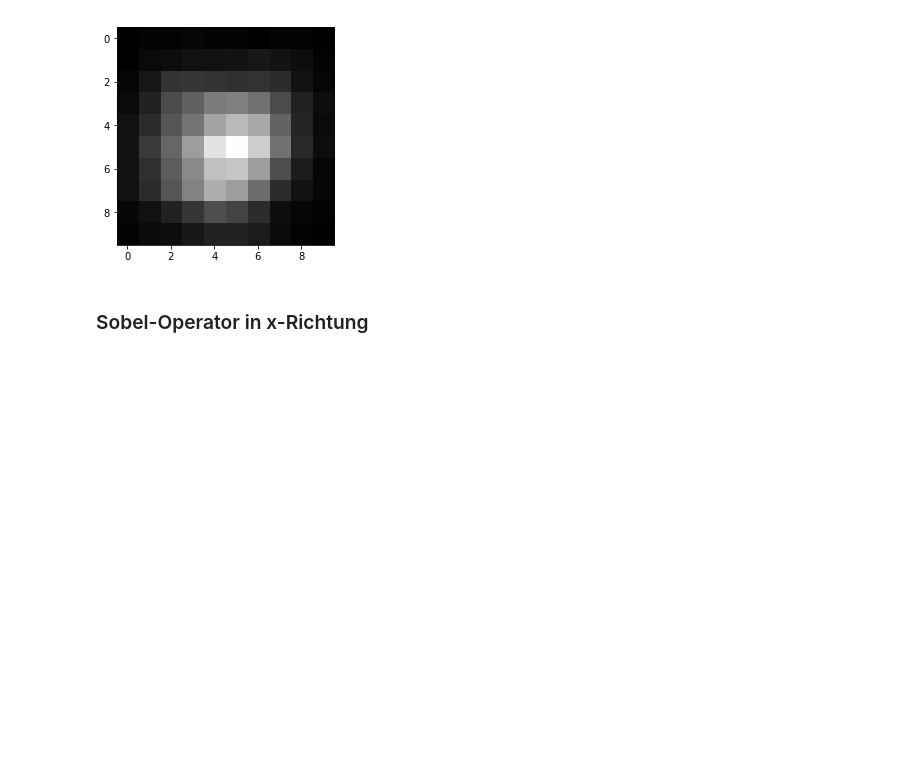
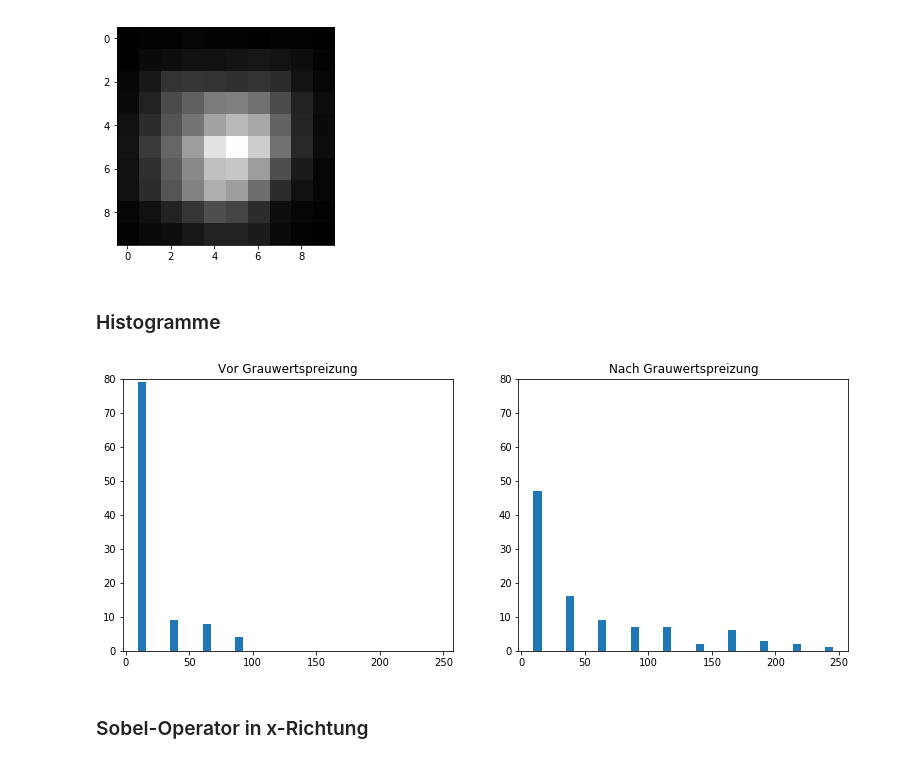
Before and after one commit to burknator/medizintechnik, a Jupyter notebook: Sobel-Operator.ipynb, the cells around one changed output. Cells and saved outputs as stored; diff of their text form; code cells hidden in the pictures; blank space fills up the shorter version.

Commit message:
Histogramme

```diff
--- a/Sobel-Operator.ipynb
+++ b/Sobel-Operator.ipynb
@@ -84,6 +84,28 @@ show(base_spread)
 # %% [output]
 <matplotlib.image.AxesImage at 0x...>
 [figure]
+# %% [markdown]
+### Histogramme
+# %%
+fig = plt.figure(figsize=(13, 5))
+
+rows = 1
+columns = 2
+
+base_hist = fig.add_subplot(rows, columns, 1)
+base_hist.set_title("Vor Grauwertspreizung")
+plt.ylim([0,80])
+plt.hist(base.flatten(), range=(0,255), align="mid", rwidth=.25)
+
+base_hist_spread = fig.add_subplot(rows, columns, 2)
+base_hist_spread.set_title("Nach Grauwertspreizung")
+base_hist_spread.set_ybound(80)
+plt.ylim([0,80])
+plt.hist(base_spread.flatten(), range=(0,255), align="mid", rwidth=.25)
+
+plt.show()
+# %% [output]
+[figure, added]
 # %% [markdown]
 ### Sobel-Operator in x-Richtung
 # %%
```
